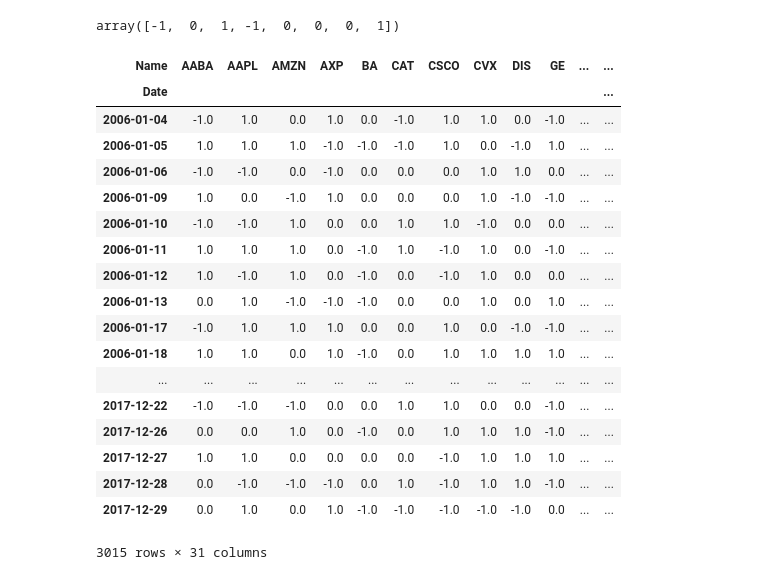
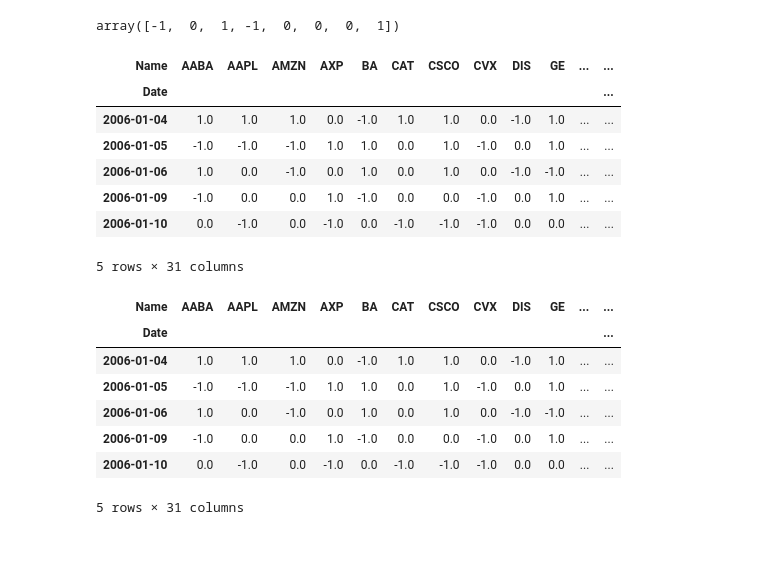
Before and after one commit to tqa236/LSTM_algo_trading, a Jupyter notebook: notebook/[Trading Algorithm - Baseline 1] Random strategy.ipynb, the cells around one changed output. Cells and saved outputs as stored; diff of their text form; code cells hidden in the pictures; blank space fills up the shorter version.

```diff
--- a/notebook/[Trading Algorithm - Baseline 1] Random strategy.ipynb
+++ b/notebook/[Trading Algorithm - Baseline 1] Random strategy.ipynb
@@ -16,7 +16,7 @@ stocks.head()
 | 2006-01-09 | 43.42 | 10.86 | 47.08 | 53.99 | 68.77 | 61.55 | 19.06 | 58.95 | 25.00 | 35.38 | ... | ... |
 5 rows × 31 columns
 # %%
-real_returns = stocks / stocks.shift(1)
+real_returns = (stocks - stocks.shift(1)) / stocks.shift(1)
 real_returns = real_returns.dropna()
 real_returns.head()
 # %% [output]
@@ -103,26 +87,27 @@ long_short_postion(arr, k)
 # %% [output]
 array([-1,  0,  1, -1,  0,  0,  0,  1])
 # %%
-positions = probabilities.apply(lambda x: long_short_postion(x, 10), axis=1, result_type='broadcast')
+positions = probabilities
+k = 10
+positions.apply(lambda x: long_short_postion(x, k), axis=1, result_type='broadcast')
+positions.head()
+# %% [output]
+| Name | AABA | AAPL | AMZN | AXP | BA | CAT | CSCO | CVX | DIS | GE | ... | ... |
+| Date |  |  |  |  |  |  |  |  |  |  |  | ... |
+| 2006-01-04 | 1.0 | 1.0 | 1.0 | 0.0 | -1.0 | 1.0 | 1.0 | 0.0 | -1.0 | 1.0 | ... | ... |
+| 2006-01-05 | -1.0 | -1.0 | -1.0 | 1.0 | 1.0 | 0.0 | 1.0 | -1.0 | 0.0 | 1.0 | ... | ... |
+| 2006-01-06 | 1.0 | 0.0 | -1.0 | 0.0 | 1.0 | 0.0 | 1.0 | 0.0 | -1.0 | -1.0 | ... | ... |
+| 2006-01-09 | -1.0 | 0.0 | 0.0 | 1.0 | -1.0 | 0.0 | 0.0 | -1.0 | 0.0 | 1.0 | ... | ... |
+| 2006-01-10 | 0.0 | -1.0 | 0.0 | -1.0 | 0.0 | -1.0 | -1.0 | -1.0 | 0.0 | 0.0 | ... | ... |
+5 rows × 31 columns
 # %%
-probabilities
+probabilities.head()
 # %% [output]
 | Name | AABA | AAPL | AMZN | AXP | BA | CAT | CSCO | CVX | DIS | GE | ... | ... |
 | Date |  |  |  |  |  |  |  |  |  |  |  | ... |
-| 2006-01-04 | -1.0 | 1.0 | 0.0 | 1.0 | 0.0 | -1.0 | 1.0 | 1.0 | 0.0 | -1.0 | ... | ... |
-| 2006-01-05 | 1.0 | 1.0 | 1.0 | -1.0 | -1.0 | -1.0 | 1.0 | 0.0 | -1.0 | 1.0 | ... | ... |
-| 2006-01-06 | -1.0 | -1.0 | 0.0 | -1.0 | 0.0 | 0.0 | 0.0 | 1.0 | 1.0 | 0.0 | ... | ... |
-| 2006-01-09 | 1.0 | 0.0 | -1.0 | 1.0 | 0.0 | 0.0 | 0.0 | 1.0 | -1.0 | -1.0 | ... | ... |
-| 2006-01-10 | -1.0 | -1.0 | 1.0 | 0.0 | 0.0 | 1.0 | 1.0 | -1.0 | 0.0 | 0.0 | ... | ... |
-| 2006-01-11 | 1.0 | 1.0 | 1.0 | 0.0 | -1.0 | 1.0 | -1.0 | 1.0 | 0.0 | -1.0 | ... | ... |
-| 2006-01-12 | 1.0 | -1.0 | 1.0 | 0.0 | -1.0 | 0.0 | -1.0 | 1.0 | 0.0 | 0.0 | ... | ... |
-| 2006-01-13 | 0.0 | 1.0 | -1.0 | -1.0 | -1.0 | 0.0 | 0.0 | 1.0 | 0.0 | 1.0 | ... | ... |
-| 2006-01-17 | -1.0 | 1.0 | 1.0 | 1.0 | 0.0 | 0.0 | 1.0 | 0.0 | -1.0 | -1.0 | ... | ... |
-| 2006-01-18 | 1.0 | 1.0 | 0.0 | 1.0 | -1.0 | 0.0 | 1.0 | 1.0 | 1.0 | 1.0 | ... | ... |
-| ... | ... | ... | ... | ... | ... | ... | ... | ... | ... | ... | ... | ... |
-| 2017-12-22 | -1.0 | -1.0 | -1.0 | 0.0 | 0.0 | 1.0 | 1.0 | 0.0 | 0.0 | -1.0 | ... | ... |
-| 2017-12-26 | 0.0 | 0.0 | 1.0 | 0.0 | -1.0 | 0.0 | 1.0 | 1.0 | 1.0 | -1.0 | ... | ... |
-| 2017-12-27 | 1.0 | 1.0 | 0.0 | 0.0 | 0.0 | 0.0 | -1.0 | 1.0 | 1.0 | 1.0 | ... | ... |
-| 2017-12-28 | 0.0 | -1.0 | -1.0 | -1.0 | 0.0 | 1.0 | -1.0 | 1.0 | 1.0 | -1.0 | ... | ... |
-| 2017-12-29 | 0.0 | 1.0 | 0.0 | 1.0 | -1.0 | -1.0 | -1.0 | -1.0 | -1.0 | 0.0 | ... | ... |
+| 2006-01-04 | 1.0 | 1.0 | 1.0 | 0.0 | -1.0 | 1.0 | 1.0 | 0.0 | -1.0 | 1.0 | ... | ... |
+| 2006-01-05 | -1.0 | -1.0 | -1.0 | 1.0 | 1.0 | 0.0 | 1.0 | -1.0 | 0.0 | 1.0 | ... | ... |
+| 2006-01-06 | 1.0 | 0.0 | -1.0 | 0.0 | 1.0 | 0.0 | 1.0 | 0.0 | -1.0 | -1.0 | ... | ... |
+| 2006-01-09 | -1.0 | 0.0 | 0.0 | 1.0 | -1.0 | 0.0 | 0.0 | -1.0 | 0.0 | 1.0 | ... | ... |
+| 2006-01-10 | 0.0 | -1.0 | 0.0 | -1.0 | 0.0 | -1.0 | -1.0 | -1.0 | 0.0 | 0.0 | ... | ... |
-3015 rows × 31 columns
+5 rows × 31 columns
```
Also changed, not shown: parts of 14 cells of this notebook.
